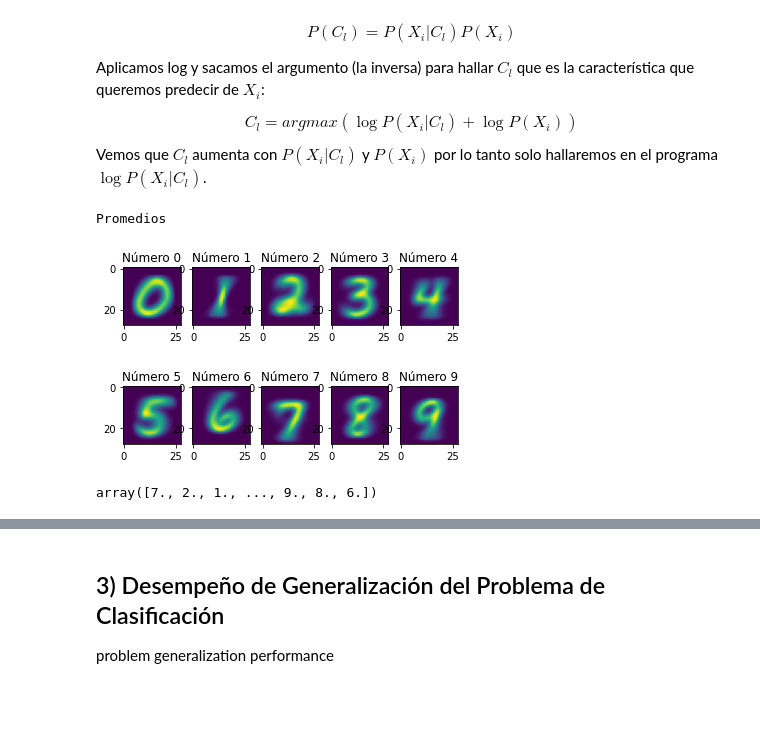
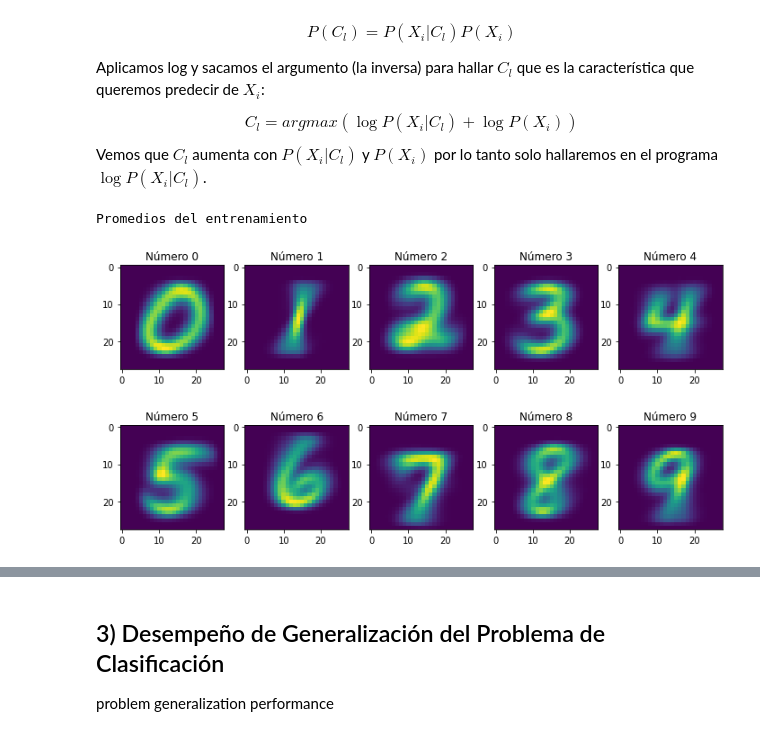
Before and after one commit to jerck1/mnist_classification, a Jupyter notebook: MNIST_generation_classification.ipynb, the cells around one changed output, grey strips where cells are left out. Drawn from its saved outputs; the diff is of its cells as text; code cells hidden in the pictures; blank space fills up the shorter version.

```diff
--- a/MNIST_generation_classification.ipynb
+++ b/MNIST_generation_classification.ipynb
@@ -124,28 +129,28 @@ Vemos que $C_l$ aumenta con $P(X_i| C_l)$ y $P(X_i)$ por lo tanto solo hallaremo
 # %%
 ########################################
 #Hallamos los parámetros mu y sigma para cada imagen a partir de los datos de entrenamiento
 def estadisticos(x,y):
     dim=x.shape
     nums=np.unique(y)
     av=np.zeros((len(nums),dim[1],dim[2]))
     sigma=np.zeros((len(nums),dim[1],dim[2]))
     for i in np.unique(y):
     #     s+=len(x_train[y_train==i])
         av[i]=np.mean(x[y==i], axis=0) # Números promedio del training (por pixel)
         sigma[i]=np.std(x[y==i], axis=0) # desviaciones del training(por pixel)
     return av, sigma
 av,sigma=estadisticos(x_train,y_train)
-print("Promedios")
-fig, axs = plt.subplots(2, 5)
+print("Promedios del entrenamiento")
+fig, axs = plt.subplots(2, 5,figsize=(12, 6))
 # Plot something in each subplot
 for i, ax in enumerate(axs.flat):
     ax.imshow(av[i], label=f'Plot {i+1}')
     ax.set_title(f'Número {i}')
 
 plt.show()
 # %% [output]
-Promedios
+Promedios del entrenamiento
-[figure, old version]
+[figure, new version]
 # %%
 ##########################################
 # Método naive bayes para encontrar las características
@@ -164,7 +170,3 @@ def naive_bayes_mnist(x_train,y_train,x_test):
     return y_pred
 # %%
 y_pred=naive_bayes_mnist(x_train,y_train,x_test)
-# %%
-y_pred
-# %% [output]
-array([7., 2., 1., ..., 9., 8., 6.])
```
Also changed, not shown: parts of 10 cells of this notebook.
